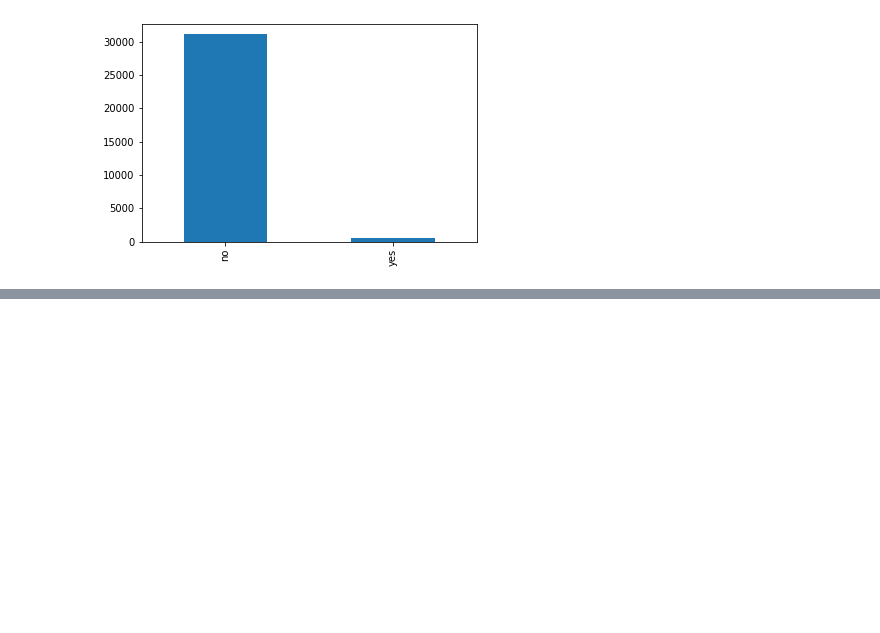
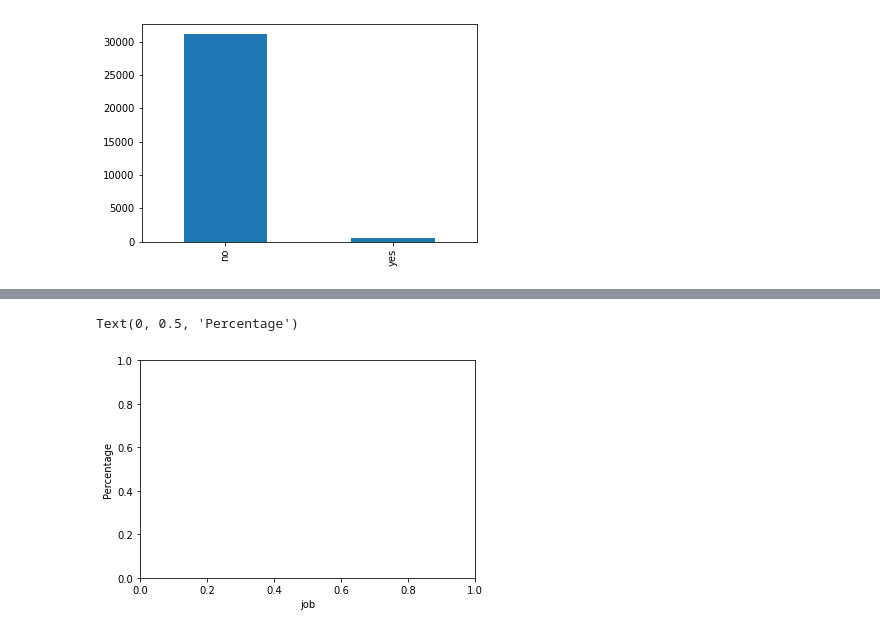
Before and after one commit to sagarkumarmishra/Data-Science-project, a Jupyter notebook: Final_Project.ipynb, the cells around one changed output, grey strips where cells are left out. Cells and saved outputs as stored; diff of their text form; code cells hidden in the pictures; blank space fills up the shorter version.

```diff
--- a/Final_Project.ipynb
+++ b/Final_Project.ipynb
@@ -98,0 +118,7 @@ train['default'].value_counts().plot.bar()
+# %%
+job=pd.crosstab(train['job'],train['subscribed'])
+plt.xlabel('job')
+plt.ylabel('Percentage')
+# %% [output]
+Text(0, 0.5, 'Percentage')
+[figure, added]
```
Also changed, not shown: parts of 8 cells of this notebook.
